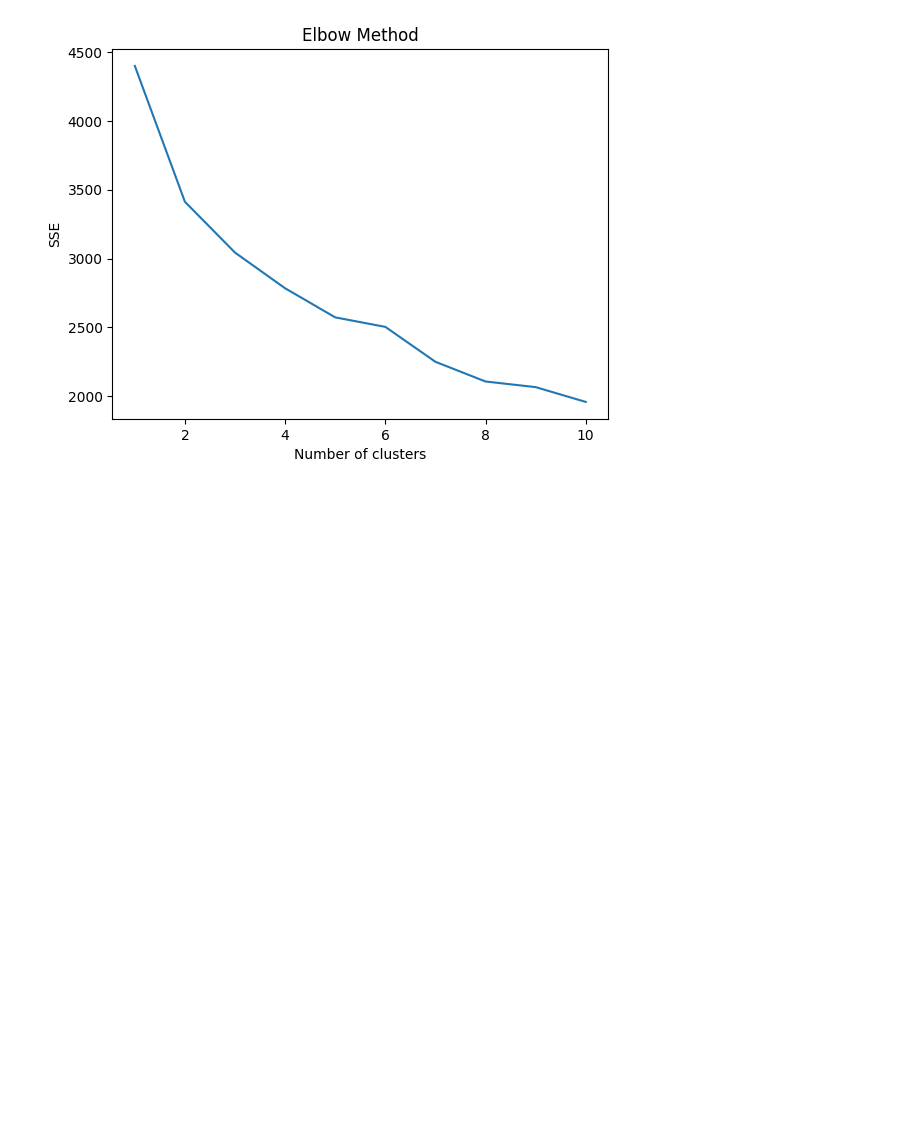
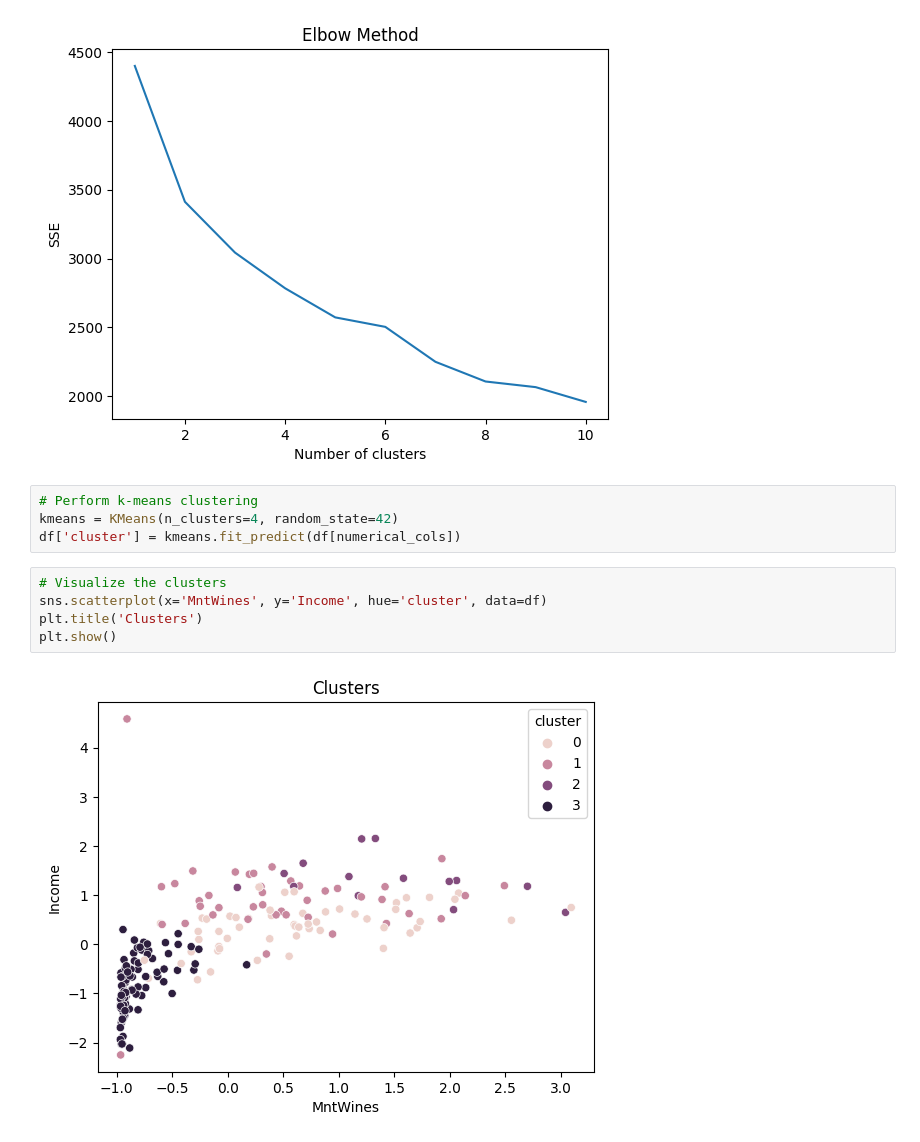
Before and after one commit to Astha2410/Customer_Data_Analysis-, a Jupyter notebook: Analysis_1.ipynb, the cells around one changed output. Drawn from its saved outputs; the diff is of its cells as text; blank space fills up the shorter version.

Commit message:
performing ans visualising the k-means clustering

```diff
--- a/Analysis_1.ipynb
+++ b/Analysis_1.ipynb
@@ -121,3 +121,14 @@ plt.ylabel('SSE')
 plt.show()
 # %% [output]
 [figure]
+# %%
+# Perform k-means clustering
+kmeans = KMeans(n_clusters=4, random_state=42)
+df['cluster'] = kmeans.fit_predict(df[numerical_cols])
+# %%
+# Visualize the clusters
+sns.scatterplot(x='MntWines', y='Income', hue='cluster', data=df)
+plt.title('Clusters')
+plt.show()
+# %% [output]
+[figure, added]
```
